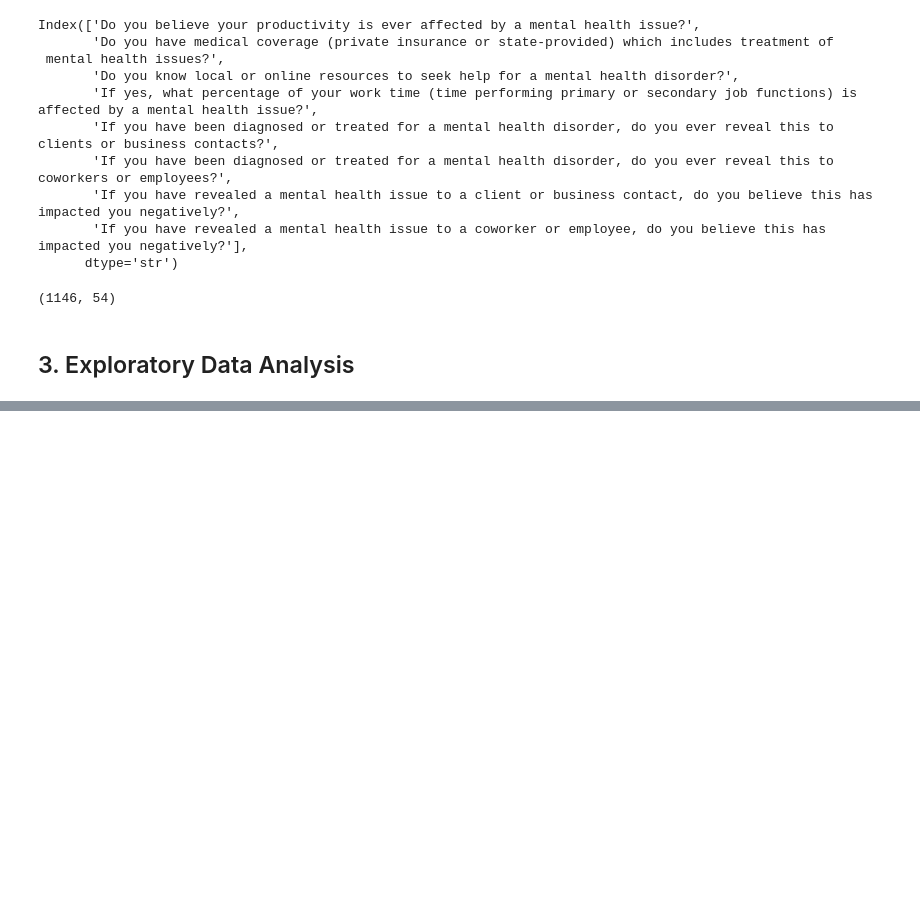
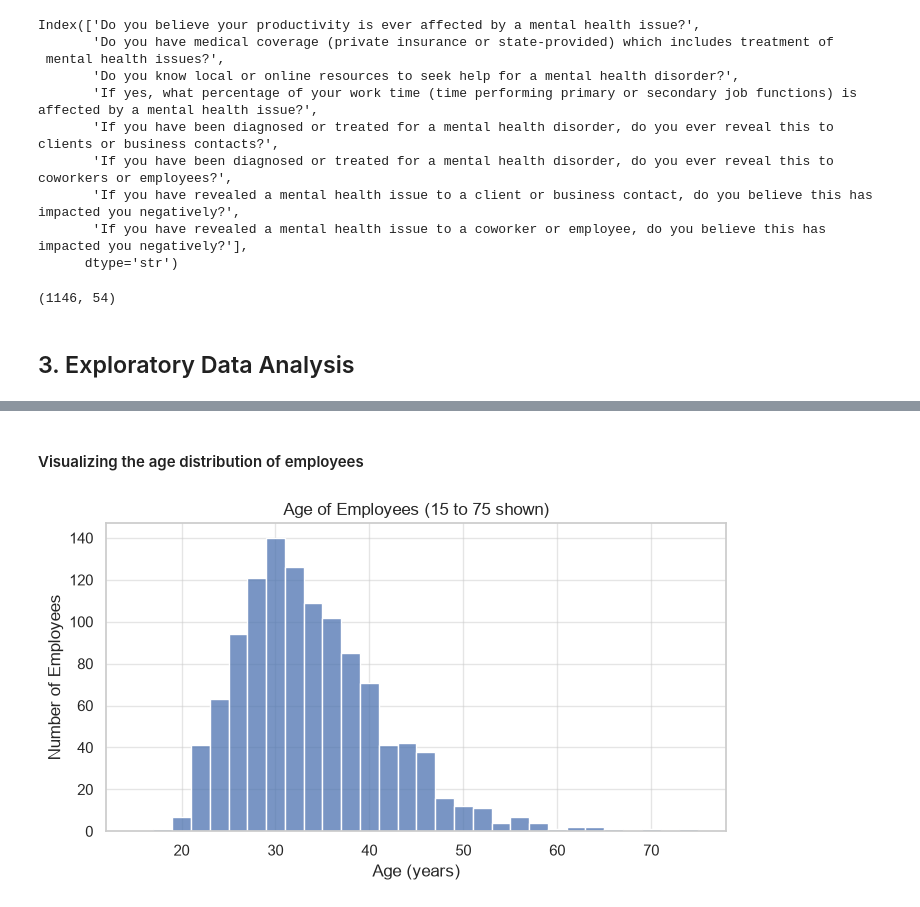
Before and after one commit to fluyid/osmi-mental-health-in-tech, a Jupyter notebook: osmi-clustering/notebooks/01_clustering.ipynb, the cells around one changed output, grey strips where cells are left out. Drawn from its saved outputs; the diff is of its cells as text; code cells hidden in the pictures; blank space fills up the shorter version.

```diff
--- a/osmi-clustering/notebooks/01_clustering.ipynb
+++ b/osmi-clustering/notebooks/01_clustering.ipynb
@@ -1,7 +1,11 @@
 # %%
 import sys
 import os
+import matplotlib.pyplot as plt
+import seaborn as sns
+import pandas as pd
 
+sns.set_theme(style="whitegrid")
 print(sys.version)
 print(os.getcwd())
 # %% [output]
@@ -67,0 +108,12 @@ employees_clean.shape
+# %% [markdown]
+#### Visualizing the age distribution of employees
+# %%
+plt.figure(figsize=(8, 4))
+sns.histplot(data=employees_clean, bins=30, binrange=(15, 75), x="What is your age?")
+plt.title("Age of Employees (15 to 75 shown)")
+plt.xlabel("Age (years)")
+plt.ylabel("Number of Employees")
+plt.savefig("../figures/age_distribution.png", dpi=150, bbox_inches="tight")
+plt.show()
+# %% [output]
+[figure, added]
```
Also changed, not shown: parts of 10 cells of this notebook, 4 other files.
